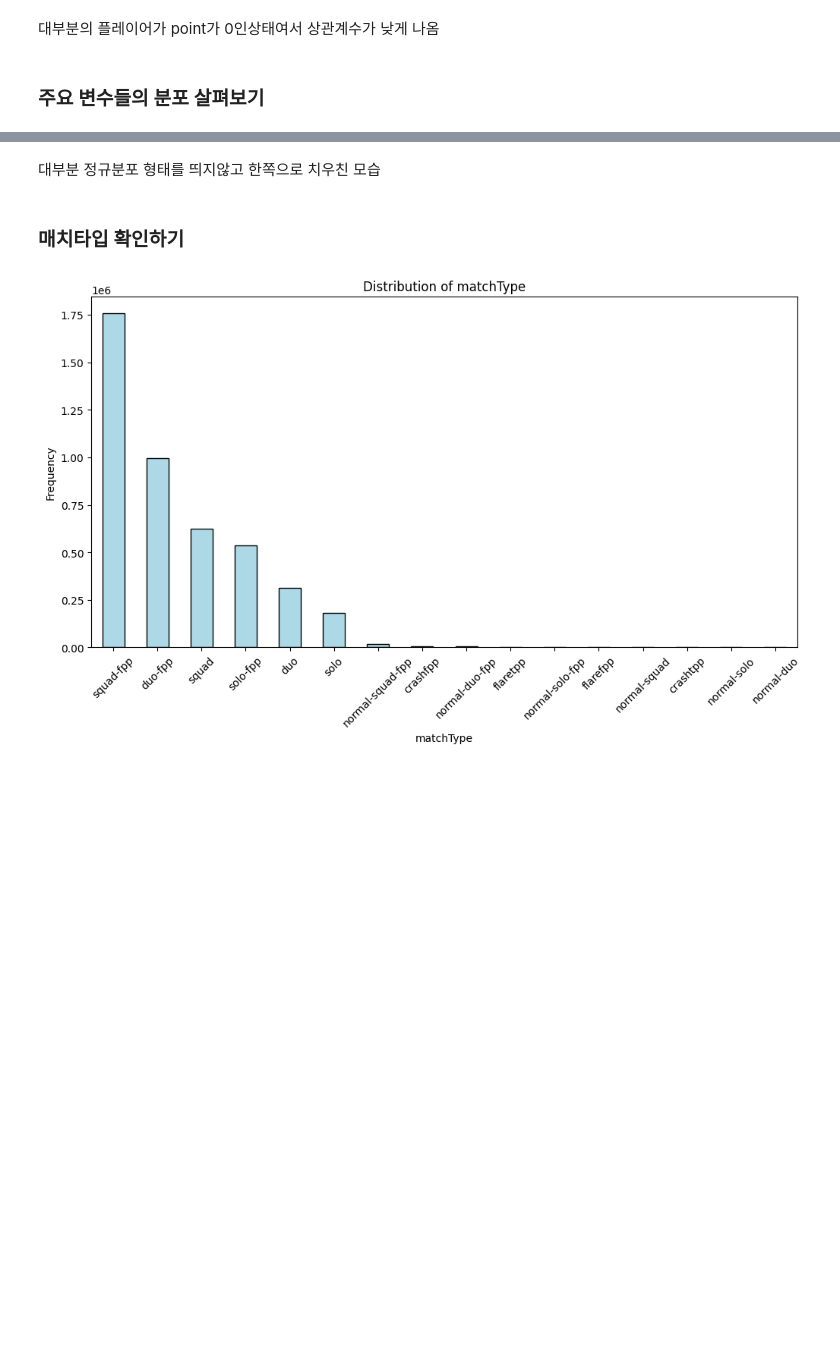
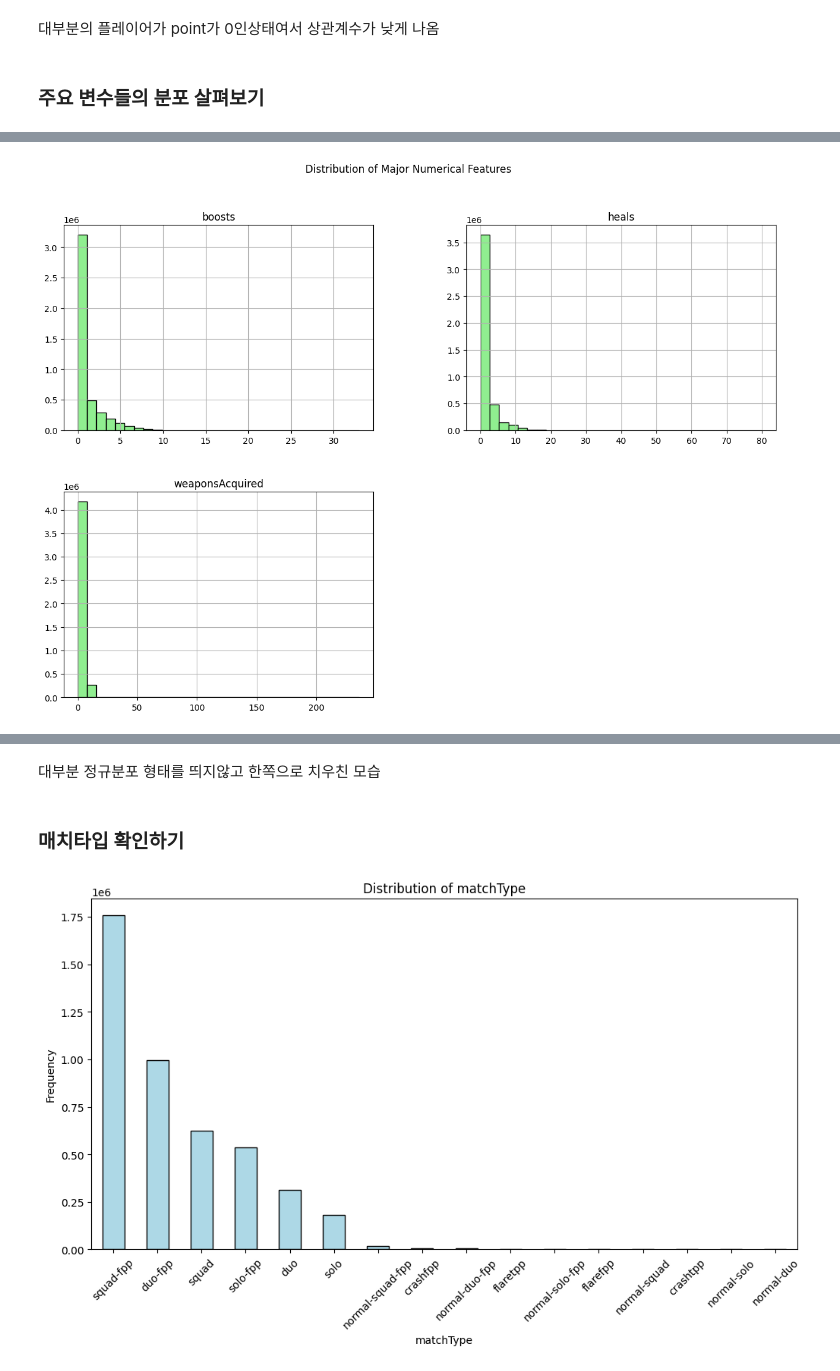
Before and after one commit to p-garden/data-solution, a Jupyter notebook: BATTLRGROUND/notebooke3a40bfc51.ipynb, the cells around one changed output, grey strips where cells are left out. Saved outputs shown, nothing was run; the diff lists cells and outputs as text; code cells hidden in the pictures; blank space fills up the shorter version.

```diff
--- a/BATTLRGROUND/notebooke3a40bfc51.ipynb
+++ b/BATTLRGROUND/notebooke3a40bfc51.ipynb
@@ -183,0 +194,8 @@ plt.show()
+# %%
+num_columns = ['boosts',  'heals', 'weaponsAcquired']
+
+train[num_columns].hist(bins=30, figsize=(15, 10), color='lightgreen', edgecolor='black')
+plt.suptitle('Distribution of Major Numerical Features')
+plt.show()
+# %% [output]
+[figure, added]
```
Also changed, not shown: parts of 18 cells of this notebook.
